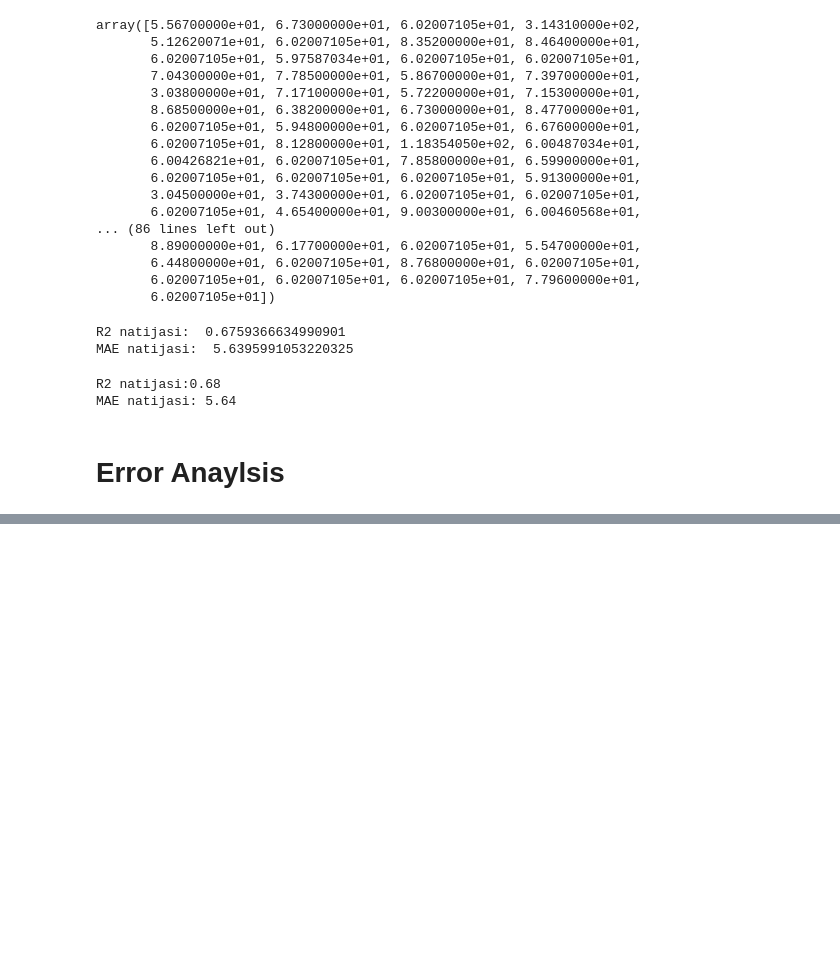
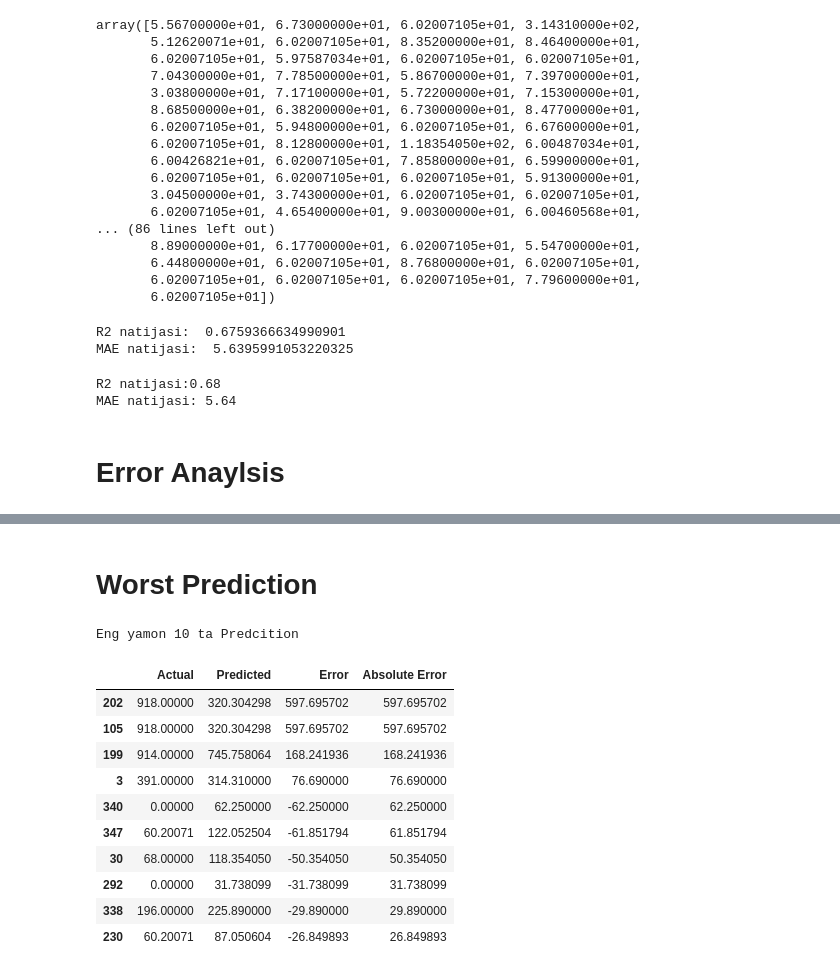
Before and after one commit to rrrasulbekruzmetov/Practise, a Jupyter notebook: Notebook/error_analysis.ipynb, the cells around one changed output, grey strips where cells are left out. Cells and saved outputs as stored; diff of their text form; code cells hidden in the pictures; blank space fills up the shorter version.

```diff
--- a/Notebook/error_analysis.ipynb
+++ b/Notebook/error_analysis.ipynb
@@ -204,0 +233,5 @@ MAE natijasi: 5.64
+# %%
+erorrs_df = erorrs_df.reset_index(drop=True)
+x_test_reset = x_test.reset_index(drop=True)
+# %%
+full_errors_df = pd.concat([x_test_reset, erorrs_df],axis=1)
@@ -204,0 +282,19 @@ MAE natijasi: 5.64
+# %% [markdown]
+# Worst Prediction
+# %%
+worst_predictions = full_errors_df.sort_values(by="Absolute Error", ascending=False).head(10)
+print("Eng yamon 10 ta Predcition")
+display(worst_predictions[['Actual', "Predicted", "Error", "Absolute Error"]])
+# %% [output]
+Eng yamon 10 ta Predcition
+|  | Actual | Predicted | Error | Absolute Error |
+| 202 | 918.00000 | 320.304298 | 597.695702 | 597.695702 |
+| 105 | 918.00000 | 320.304298 | 597.695702 | 597.695702 |
+| 199 | 914.00000 | 745.758064 | 168.241936 | 168.241936 |
+| 3 | 391.00000 | 314.310000 | 76.690000 | 76.690000 |
+| 340 | 0.00000 | 62.250000 | -62.250000 | 62.250000 |
+| 347 | 60.20071 | 122.052504 | -61.851794 | 61.851794 |
+| 30 | 68.00000 | 118.354050 | -50.354050 | 50.354050 |
+| 292 | 0.00000 | 31.738099 | -31.738099 | 31.738099 |
+| 338 | 196.00000 | 225.890000 | -29.890000 | 29.890000 |
+| 230 | 60.20071 | 87.050604 | -26.849893 | 26.849893 |
```
Also changed, not shown: parts of 8 cells of this notebook.
